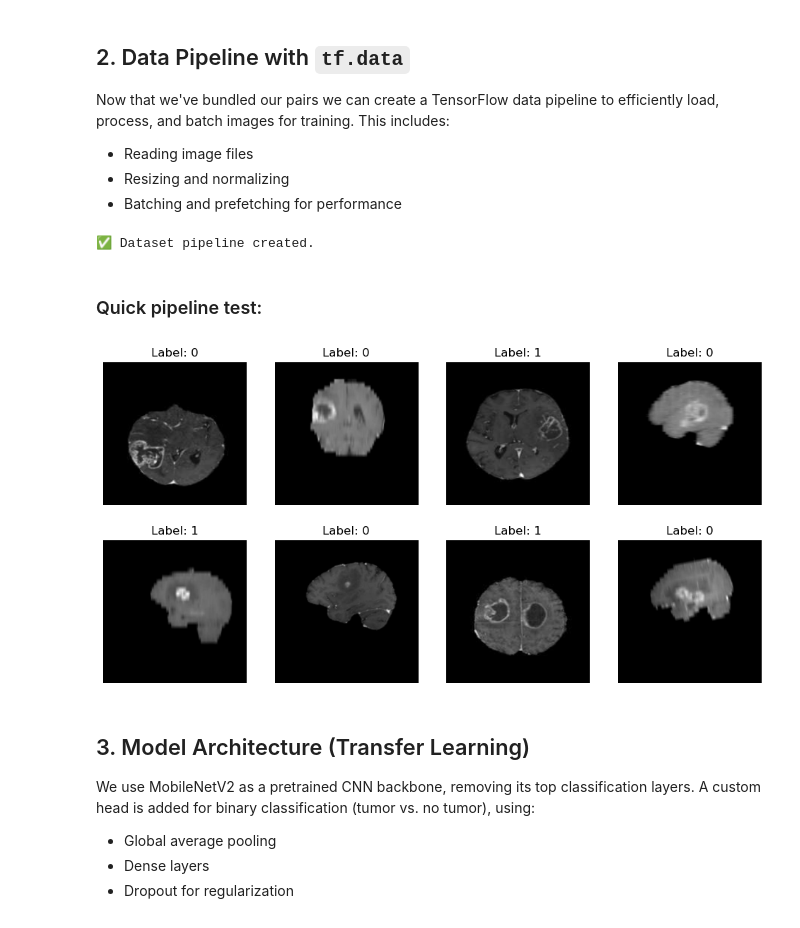
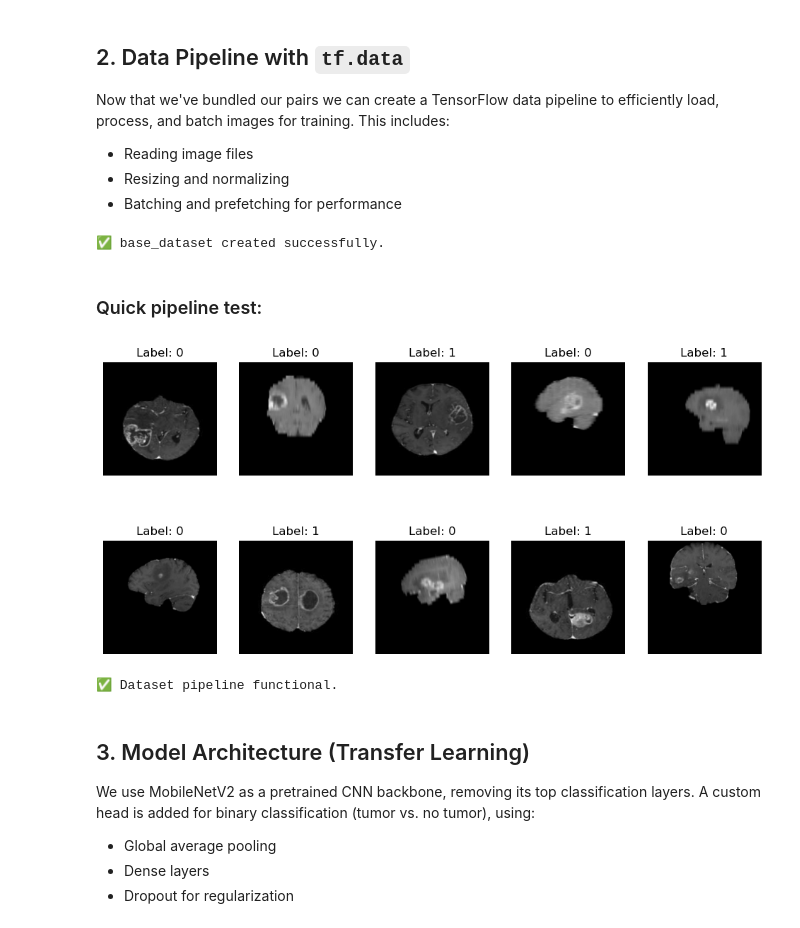
Before and after one commit to MartinMans/brain_tumor_classification, a Jupyter notebook: Notebook.ipynb, the cells around one changed output. Saved outputs shown, nothing was run; the diff lists cells and outputs as text; code cells hidden in the pictures.

Commit message:
- Added generalized dataset creation method - Updated comments & markdown

```diff
--- a/Notebook.ipynb
+++ b/Notebook.ipynb
@@ -145,34 +145,11 @@ import tensorflow as tf
 
 tf.random.set_seed(1)
 
-# === Settings ===
+# === General Settings ===
 IMG_SIZE = (224, 224)       # Target image dimensions (height, width)
 BATCH_SIZE = 32             # Number of samples per training batch
 
-# === Step 1: Creating TensorFlow Dataset Pipeline ===
-def data_generator():
-    """Generator that yields (image_path, label, bbox) tuples from the dataset."""
-    for image_path, label, bbox in dataset:
-        # For negative samples (label == 0), supply a dummy bbox
-        if bbox is None:
-            bbox = [0.0, 0.0, 0.0, 0.0]
-        yield image_path.encode(), label, bbox  # Encode path as bytes for TensorFlow
-
-# Define the output signature for the base dataset
-output_signature = (
-    tf.TensorSpec(shape=(), dtype=tf.string),   # image_path (scalar string)
-    tf.TensorSpec(shape=(), dtype=tf.int32),    # label (scalar integer)
-    tf.TensorSpec(shape=(4,), dtype=tf.float32) # bbox (4 float values: x_center, y_center, width, height)
-)
-
-# Create the base dataset from the generator
-base_dataset = tf.data.Dataset.from_generator(
-    data_generator,
-    output_signature=output_signature
-)
-
-# === Step 2: Image Preprocessing Function ===
-# Now we define a helper method for image preprocessing.
+# === Step 1: Image Preprocessing Function ===
 def load_and_preprocess(image_path, label, bbox):
     """Load, decode, and preprocess an image and its label.
     Args:
@@ -187,18 +164,4 @@ def load_and_preprocess(image_path, label, bbox):
     image = tf.image.decode_jpeg(image, channels=3)  # Ensure RGB format
     image = tf.image.resize(image, IMG_SIZE)         # Resize to target dimensions
     image = tf.cast(image, tf.float32) / 255.0       # Normalize pixel values to [0, 1]
-    return image, label # I'm igoring bbox for now!
-
-# === Step 3: Optimize the Dataset Pipeline ===
-final_dataset = (
-    base_dataset
-    .map(load_and_preprocess)    # Apply preprocessing to each element
-    .shuffle(1000)               # Shuffle with a buffer of 1000 samples
-    .batch(BATCH_SIZE)           # Group samples into batches
-    .prefetch(tf.data.AUTOTUNE)  # Overlap data preprocessing and model execution
-    .repeat()
-)
-
-print("✅ Dataset pipeline created.")
+    return image, label # I'm ignoring bbox for now!
-# %% [output]
-✅ Dataset pipeline created.
@@ -205,16 +206,24 @@ print("✅ Dataset pipeline created.")
+# %%
+# Create a dataset using the new create_dataset() function
+base_dataset = create_dataset(dataset)
+print("✅ base_dataset created successfully.")
+# %% [output]
+✅ base_dataset created successfully.
 # %% [markdown]
 ### Quick pipeline test:
 # %%
-for images, labels in final_dataset.take(1):
+for images, labels in base_dataset.take(1):
     plt.figure(figsize=(12, 6))
-    for i in range(8):
-        ax = plt.subplot(2, 4, i + 1)
+    for i in range(10):
+        ax = plt.subplot(2, 5, i + 1)
         plt.imshow(images[i])
         plt.title(f"Label: {labels[i].numpy()}")
         plt.axis("off")
     plt.show()
+print("✅ Dataset pipeline functional.")
 # %% [output]
-[figure, old version]
+[figure, new version]
+✅ Dataset pipeline functional.
 # %% [markdown]
 ## 3. Model Architecture (Transfer Learning)
 
```
Also changed, not shown: parts of 8 cells of this notebook, 1 other file.
